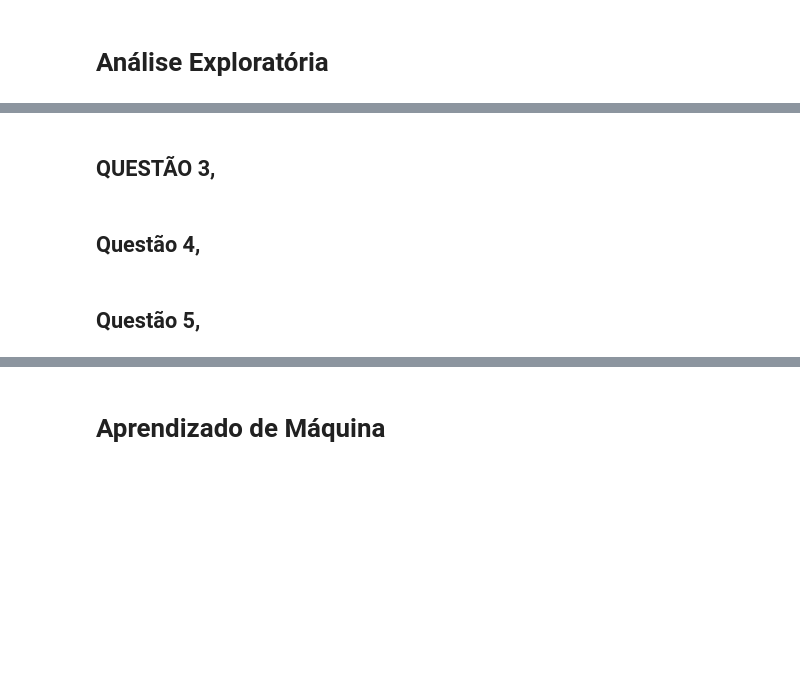
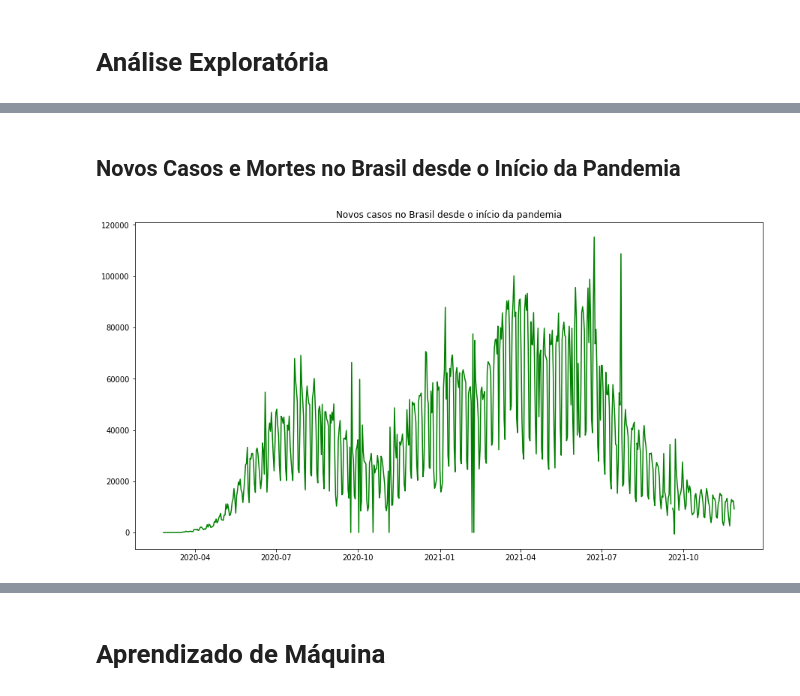
Before and after one commit to MelissapG/data-warehouse, a Jupyter notebook: prova-grupo/analise-covid.ipynb, the cells around one changed output, grey strips where cells are left out. Cells and saved outputs as stored; diff of their text form; code cells hidden in the pictures; blank space fills up the shorter version.

```diff
--- a/prova-grupo/analise-covid.ipynb
+++ b/prova-grupo/analise-covid.ipynb
@@ -48,3 +56,5 @@ memory usage: 69.5+ MB
+# %%
+df['date'] = pd.to_datetime(df['date'])
 # %% [markdown]
 # Para este estudo,
 No que tange à pandemia, analisaremos como a vacinação foi eficaz no combate ao número de mortes e infectados em escala continental e territorial.
@@ -57,6 +63,16 @@ No que tange à pandemia, analisaremos como a vacinação foi eficaz no combate
-# %% [markdown]
-## QUESTÃO 3,
-# %% [markdown]
-## Questão 4,
-# %% [markdown]
-## Questão 5,
+# %% [markdown]
+## Novos Casos e Mortes no Brasil desde o Início da Pandemia
+# %%
+brasil = df.loc[df['location']=='Brazil']
+# %%
+# title and size
+plt.figure(figsize=(15,8))
+plt.title('Novos casos no Brasil desde o início da pandemia')
+
+# graphics
+plt.plot(brasil['date'], brasil['new_cases'], markerfacecolor='green', markersize=12, color='green')
+
+# show graph
+plt.show()
+# %% [output]
+[figure, added]
```
Also changed, not shown: parts of 46 cells of this notebook.
